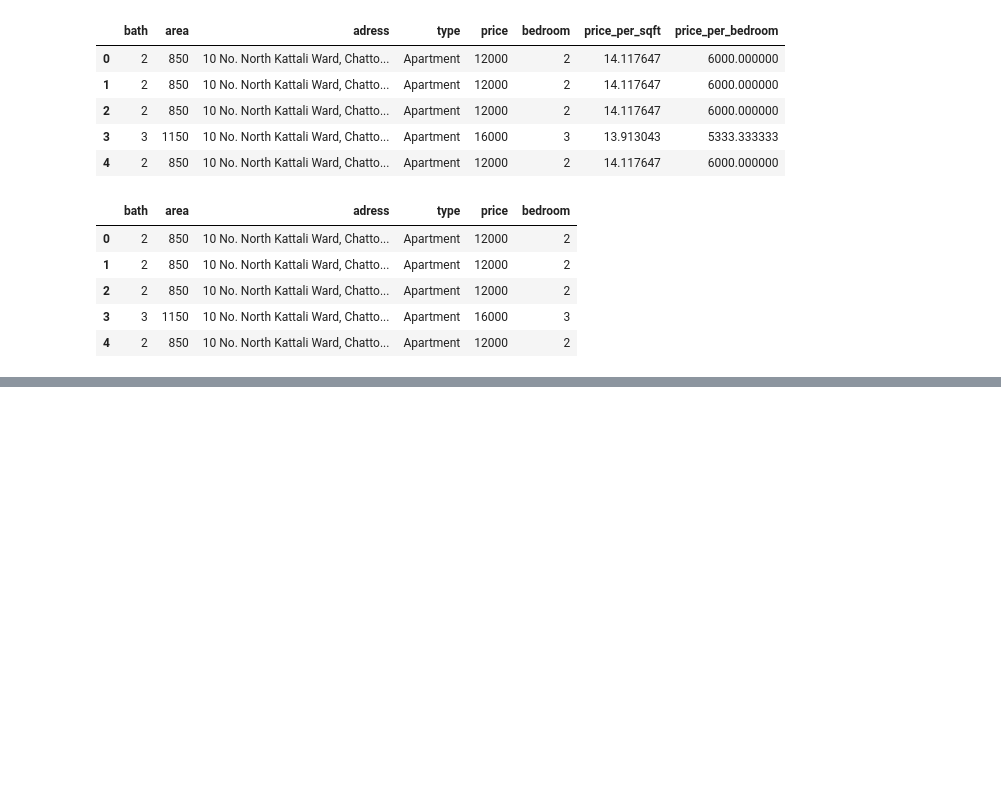
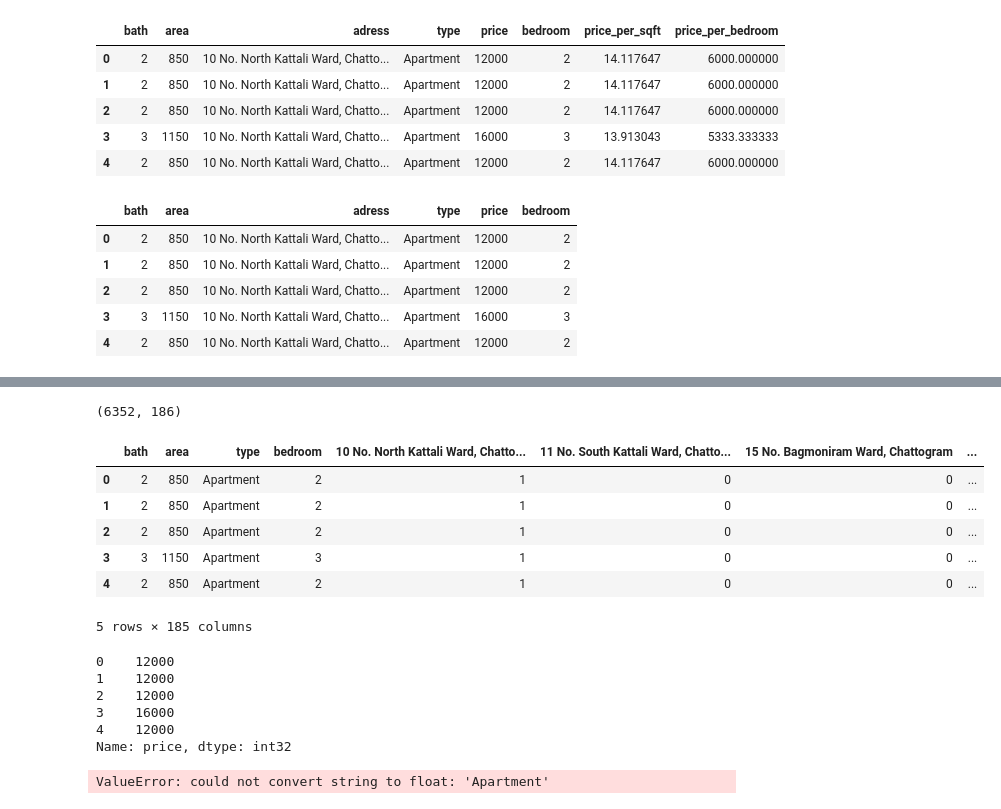
Before and after one commit to Abdullah-Nasir-Chowdhury/Bangladesh-Real-Estate-Rent-Analysis, a Jupyter notebook: RealEstateRentPrediction.ipynb, the cells around one changed output, grey strips where cells are left out. Saved outputs shown, nothing was run; the diff lists cells and outputs as text; code cells hidden in the pictures; blank space fills up the shorter version.

```diff
--- a/RealEstateRentPrediction.ipynb
+++ b/RealEstateRentPrediction.ipynb
@@ -685,0 +723,4 @@ df9.head()
+# %%
+# now you can drop your address column as you have already created the dummies for that column:
+df12 = df11.drop('adress', axis='columns')
+df12.head(2)
@@ -685,0 +732,26 @@ df9.head()
+# %%
+df12.shape
+# %% [output]
+(6352, 186)
+# %%
+# define x and y for training and testing:
+x = df12.drop('price',axis='columns')
+x.head()
+# %% [output]
+|  | bath | area | type | bedroom | 10 No. North Kattali Ward, Chatto... | 11 No. South Kattali Ward, Chatto... | 15 No. Bagmoniram Ward, Chattogram | ... |
+| 0 | 2 | 850 | Apartment | 2 | 1 | 0 | 0 | ... |
+| 1 | 2 | 850 | Apartment | 2 | 1 | 0 | 0 | ... |
+| 2 | 2 | 850 | Apartment | 2 | 1 | 0 | 0 | ... |
+| 3 | 3 | 1150 | Apartment | 3 | 1 | 0 | 0 | ... |
+| 4 | 2 | 850 | Apartment | 2 | 1 | 0 | 0 | ... |
+5 rows × 185 columns
+# %%
+y = df12.price
+y.head()
+# %% [output]
+0    12000
+1    12000
+2    12000
+3    16000
+4    12000
+Name: price, dtype: int32
@@ -685,0 +762,7 @@ df9.head()
+# %%
+from sklearn.linear_model import LinearRegression
+lr_clf = LinearRegression()
+lr_clf.fit(X_train,y_train)
+lr_clf.score(X_test,y_test)
+# %% [output]
+ValueError: could not convert string to float: 'Apartment'
```
Also changed, not shown: parts of 21 cells of this notebook, 2 other files.
